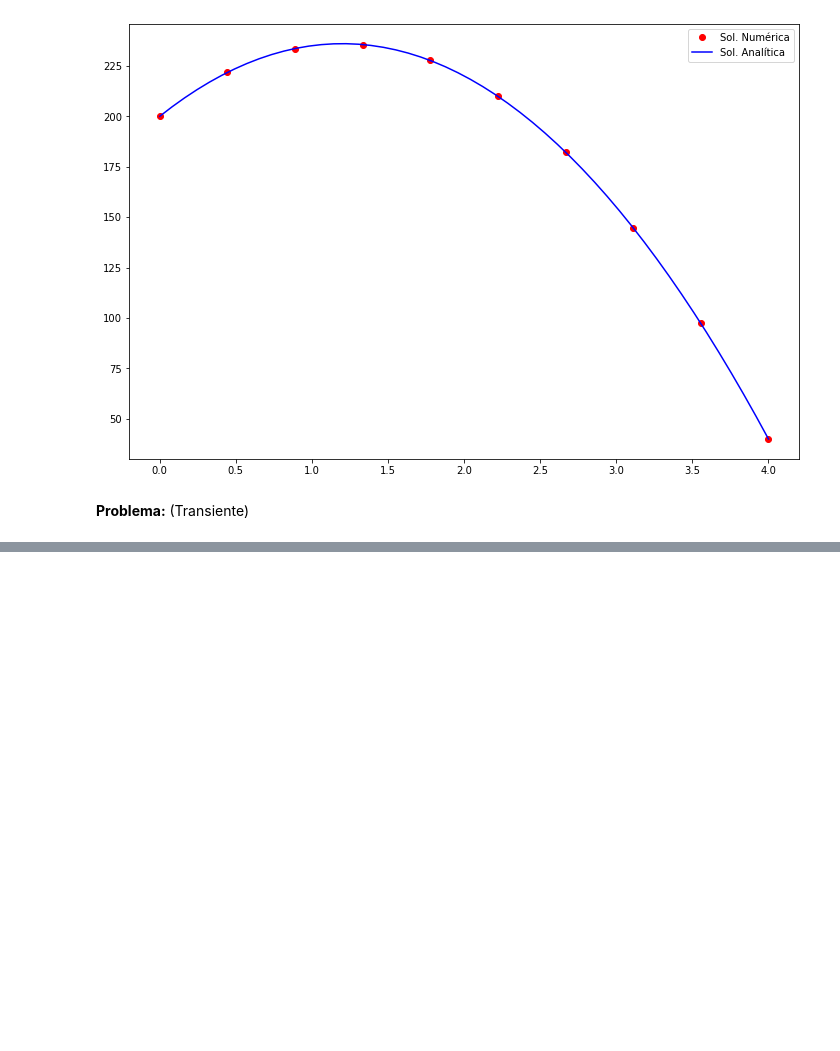
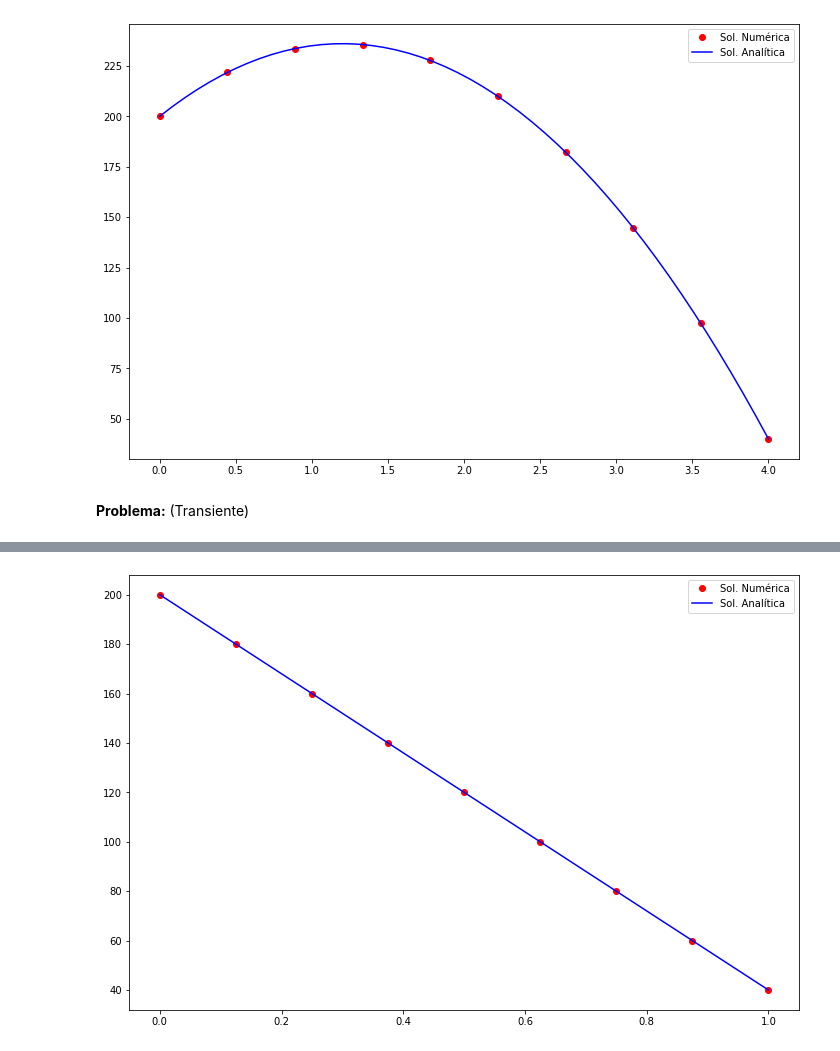
Before and after one commit to barros-jv/Heat_Transfer, a Jupyter notebook: Metodo_Elementos_Finitos/Prob_Termico_1D_MEF.ipynb, the cells around one changed output, grey strips where cells are left out. Saved outputs shown, nothing was run; the diff lists cells and outputs as text; code cells hidden in the pictures; blank space fills up the shorter version.

```diff
--- a/Metodo_Elementos_Finitos/Prob_Termico_1D_MEF.ipynb
+++ b/Metodo_Elementos_Finitos/Prob_Termico_1D_MEF.ipynb
@@ -177,0 +193,11 @@ __Problema:__ (Transiente)
+# %%
+Lx=1
+def T(x):
+    c2=200
+    c1=(40-c2)/Lx
+    return c1*x+c2
+
+plt.figure(figsize=(12,8))
+x_sa = np.linspace(0, Lx)
+plt.plot(x_sa,T(x_sa))
+plt.show()
@@ -177,0 +208,68 @@ __Problema:__ (Transiente)
+# %%
+# parametros da simulacao
+L = 1.0
+npoints = 9 #Apenas valor pares
+ne = int((npoints-1)/2)
+alpha = 1.0
+q = 0.0
+rho = 1.0
+cv = 1.0
+Te = 200.0
+Td = 40.0
+
+# geracao de pontos
+X = np.linspace(0,L,npoints)
+# geracao da conectividade da malha
+IEN = np.zeros((ne,3),dtype='int')
+count = 0
+for e in range(0,ne):
+    IEN[e] = [count,count+1,count+2]
+    count += 2
+
+Q = (q/(rho*cv))*np.ones((npoints),dtype='float')
+K = np.zeros((npoints,npoints),dtype='float')
+M = np.zeros((npoints,npoints),dtype='float')
+
+for e in range(0,ne):
+    v1 = IEN[e,0]
+    v2 = IEN[e,1]
+    v3 = IEN[e,2]
+    h = X[v3] - X[v1]
+
+    kelem = (alpha/(3*h))*np.array([[ 7.0,-8.0, 1.0],
+                                 [-8.0,16.0,-8.0],
+                                 [ 1.0,-8.0, 7.0]])
+    melem = (h/30.0)*np.array([[ 4.0, 2.0,-1.0],
+                            [ 2.0,16.0, 2.0],
+                            [-1.0, 2.0, 4.0]])
+
+    for ilocal in range(0,3):
+        iglobal = int(IEN[e,ilocal])
+        for jlocal in range(0,3):
+            jglobal = int(IEN[e,jlocal])
+
+            K[iglobal,jglobal] += kelem[ilocal,jlocal]
+            M[iglobal,jglobal] += melem[ilocal,jlocal]
+
+A = K.copy()
+b = M@Q
+
+# imposicao das condicoes de contorno
+A[0,:]   = 0.0   # zerando a linha 0
+A[0,0]   = 1.0   # colocando 1 na diagonal principal 0
+b[0]     = Te    # colocando o valor da c.c. em b
+
+A[-1,:]  = 0.0   # zerando a linha 4
+A[-1,-1] = 1.0   # colocando 1 na diagonal princial 4
+b[-1]    = Td    # colocando o valor da c.c. em b
+
+Ainv = np.linalg.inv(A)
+T_num = Ainv@b
+
+plt.figure(figsize=(12,8))
+plt.plot(X,T_num,'or')
+plt.plot(x_sa,T(x_sa),'b')
+plt.legend(['Sol. Numérica','Sol. Analítica'])
+plt.show()
+# %% [output]
+[figure, added]
```
Also changed, not shown: parts of 26 cells of this notebook.
